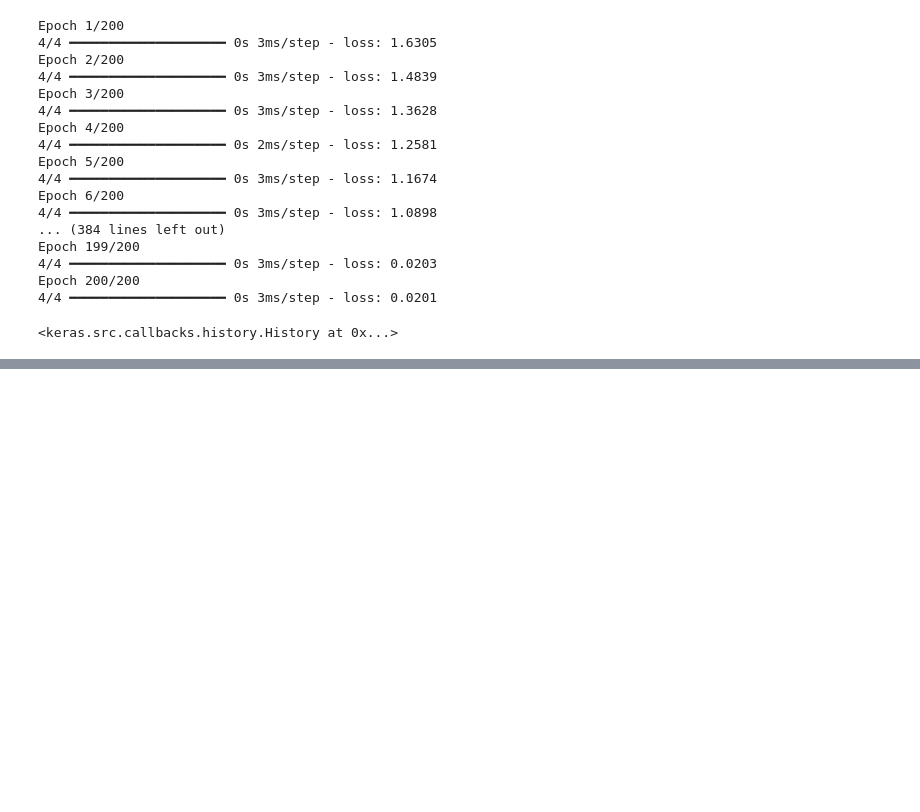
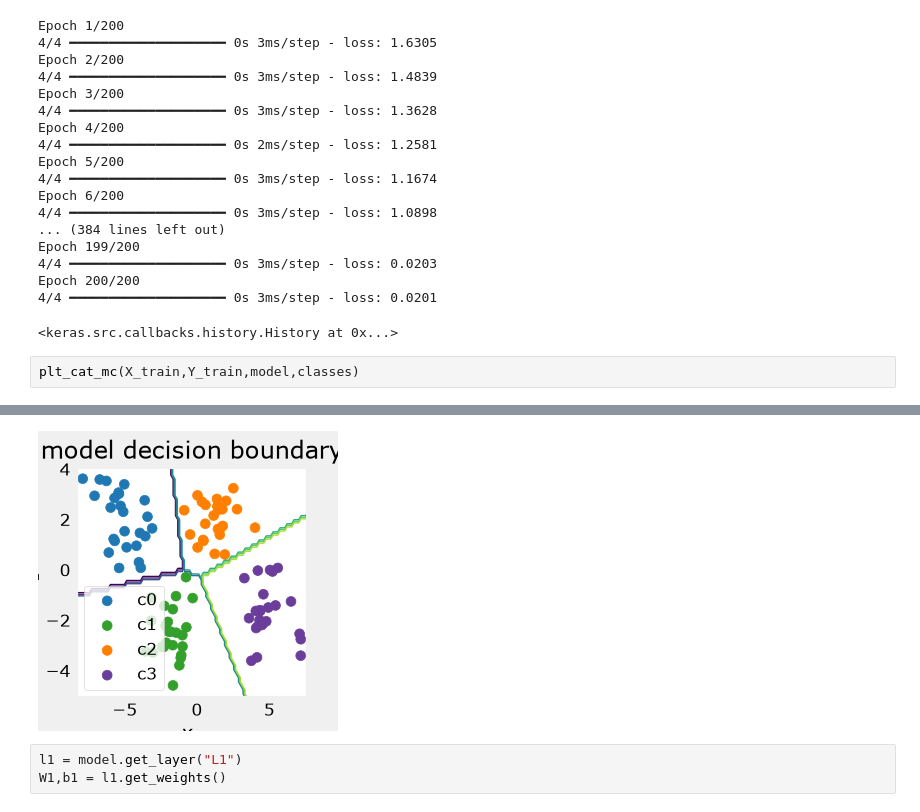
Before and after one commit to Sreesanth-e/ML, a Jupyter notebook: C2/multiclass_Week_2.ipynb, the cells around one changed output, grey strips where cells are left out. Cells and saved outputs as stored; diff of their text form; blank space fills up the shorter version.

Commit message:
Multi class exercise including visualization

```diff
--- a/C2/multiclass_Week_2.ipynb
+++ b/C2/multiclass_Week_2.ipynb
@@ -68,3 +68,6 @@ Epoch 199/200
 Epoch 200/200
 4/4 ━━━━━━━━━━━━━━━━━━━━ 0s 3ms/step - loss: 0.0201
 <keras.src.callbacks.history.History at 0x...>
+# %%
+plt_cat_mc(X_train,Y_train,model,classes)
+# %% [output]
@@ -70,0 +75,4 @@ Epoch 200/200
+[figure, added]
+# %%
+l1 = model.get_layer("L1")
+W1,b1 = l1.get_weights()
```
Also changed, not shown: parts of 1 cell of this notebook, 1 other file.
